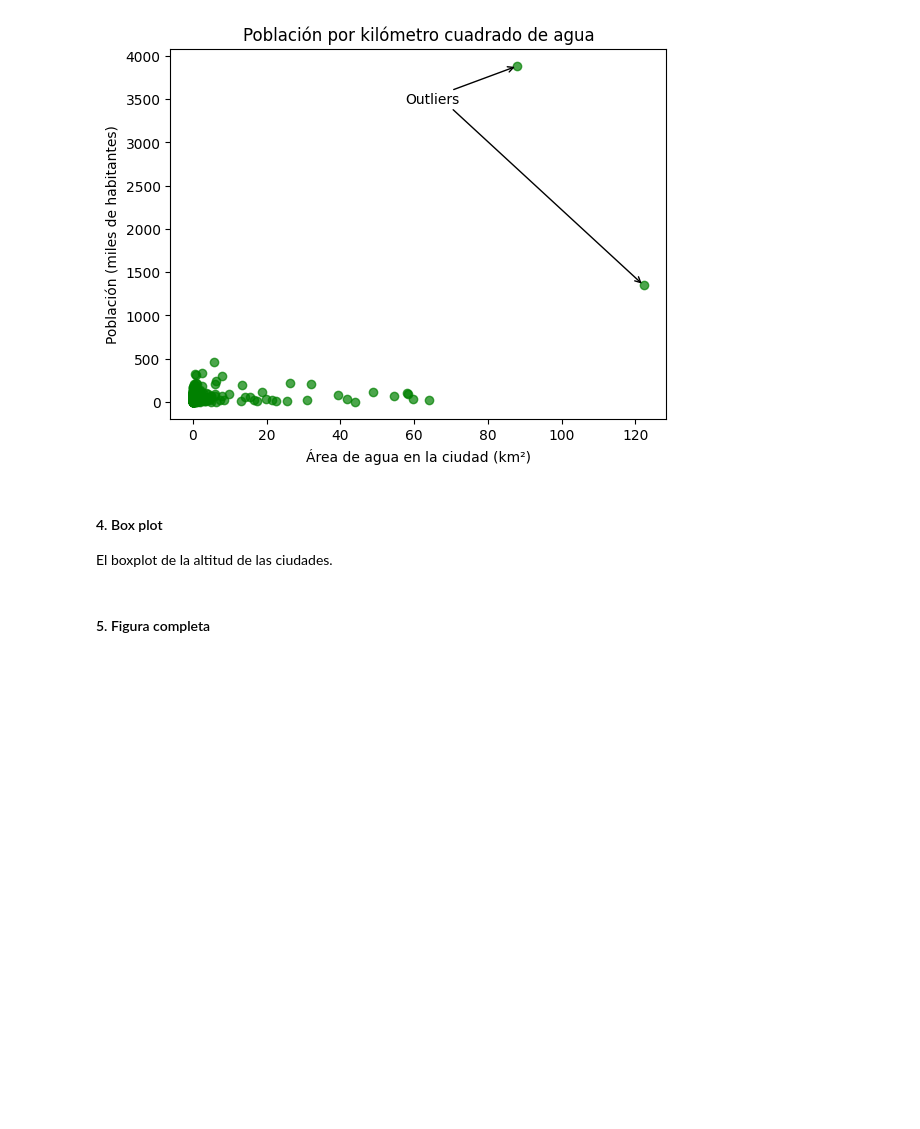
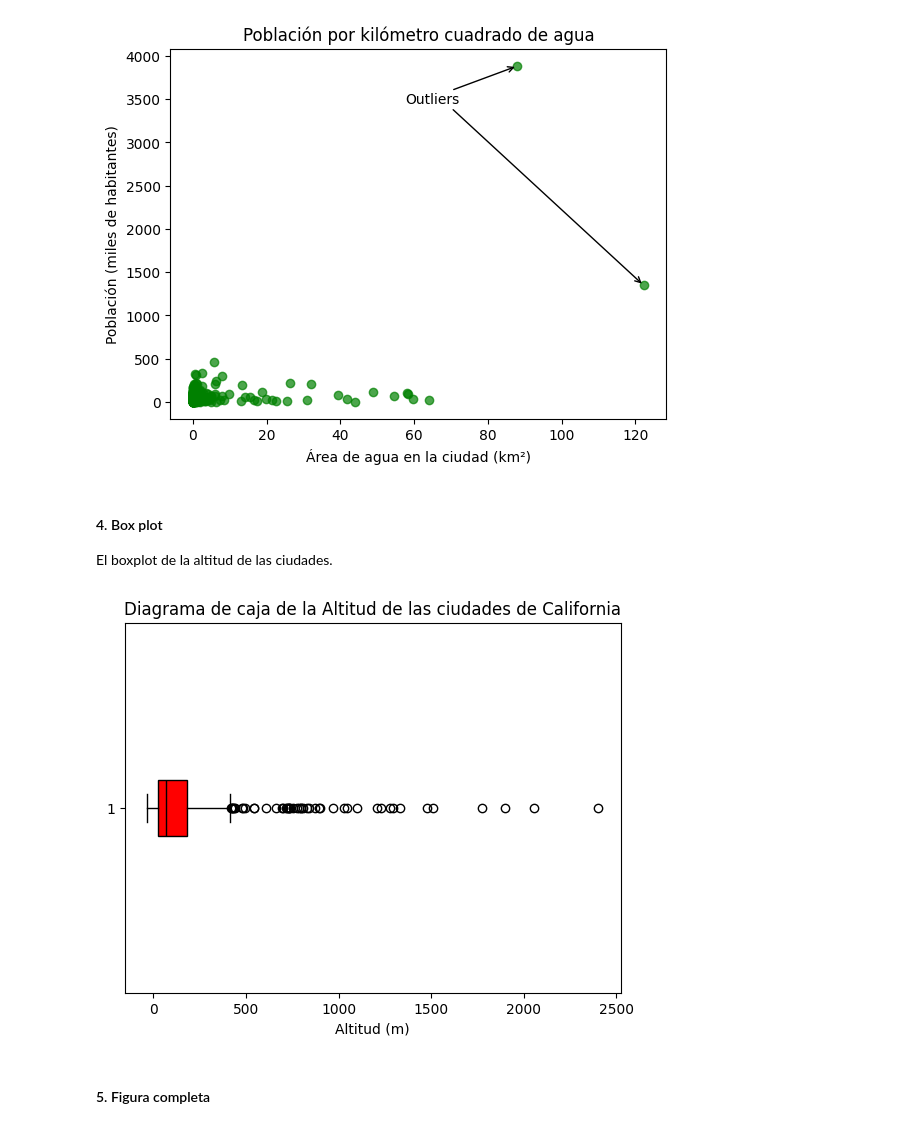
Before and after one commit to mardelmir/ONLINE_DS_THEBRIDGE_mardelmir, a Jupyter notebook: 03_Analisis_de_Datos/Sprint_08/Unidad_01/Challenge/18_Practica_Obligatoria_Visualizacion_Basica.ipynb, the cells around one changed output. Drawn from its saved outputs; the diff is of its cells as text; code cells hidden in the pictures; blank space fills up the shorter version.

```diff
--- a/03_Analisis_de_Datos/Sprint_08/Unidad_01/Challenge/18_Practica_Obligatoria_Visualizacion_Basica.ipynb
+++ b/03_Analisis_de_Datos/Sprint_08/Unidad_01/Challenge/18_Practica_Obligatoria_Visualizacion_Basica.ipynb
@@ -165,6 +182,16 @@ plt.title('Población por kilómetro cuadrado de agua');
 # %% [markdown]
 #### 4. Box plot
 El boxplot de la altitud de las ciudades.
+# %%
+# 4. Boxplot
+# plt.boxplot(df['elevation_m'], vert = False, patch_artist = True, boxprops = {'facecolor':'red'}) # Originial
+
+plt.boxplot(df['elevation_m'], vert = False, patch_artist = True, boxprops = {'facecolor':'red'}, medianprops = {'color': 'black'})
+plt.title('Diagrama de caja de la Altitud de las ciudades de California');
+plt.xlabel('Altitud (m)')
+plt.show()
+# %% [output]
+[figure, added]
 # %% [markdown]
 #### 5. Figura completa
 # %%
```
Also changed, not shown: parts of 21 cells of this notebook, 1 other file.
